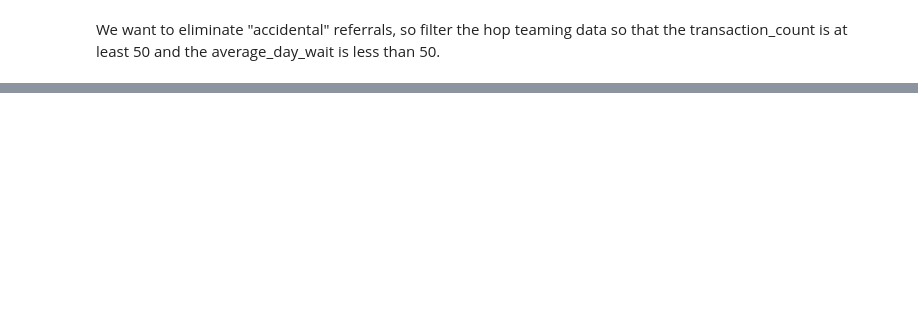
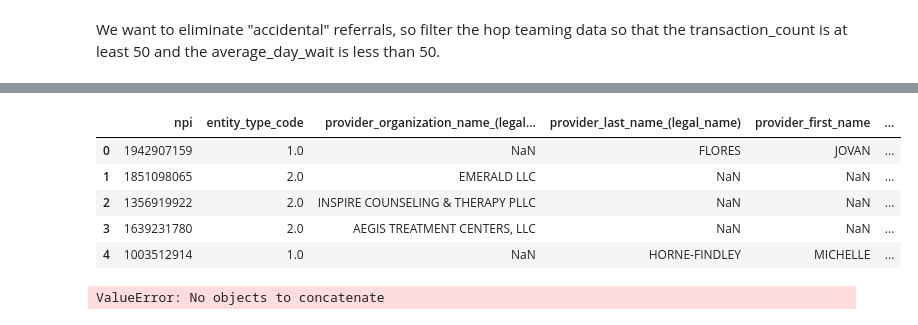
Before and after one commit to hcgreer/hop_team-team_blimp, a Jupyter notebook: hop_data_cleanup.ipynb, the cells around one changed output, grey strips where cells are left out. Cells and saved outputs as stored; diff of their text form; code cells hidden in the pictures; blank space fills up the shorter version.

```diff
--- a/hop_data_cleanup.ipynb
+++ b/hop_data_cleanup.ipynb
@@ -183,0 +440,57 @@ for column in (chunk_npi.columns):
+# %%
+for chunk in tqdm(pd.read_csv('data/npidata_pfile_20050523-20230212.csv', usecols = columns_to_use,
+           chunksize = 10000)):
+    x_select = []
+    for i in range (1,16):
+        x_select.append(chunk[chunk[f'Healthcare Provider Primary Taxonomy Switch_{i}' ] == 'Y']
+                    [['NPI',
+         'Entity Type Code',
+         'Provider Organization Name (Legal Business Name)',
+         'Provider Last Name (Legal Name)',
+         'Provider First Name',
+         'Provider Middle Name',
+         'Provider Name Prefix Text',
+         'Provider Name Suffix Text',
+         'Provider Credential Text',
+         'Provider First Line Business Practice Location Address',
+         'Provider Second Line Business Practice Location Address',
+         'Provider Business Practice Location Address City Name',
+         'Provider Business Practice Location Address State Name',
+         'Provider Business Practice Location Address Postal Code',
+        f'Healthcare Provider Taxonomy Code_{i}']].rename(columns={f'Healthcare Provider Taxonomy Code_{i}':'Taxonomy_code'}))
+# %%
+yes_code = pd.concat(x_select)
+npi_data = pd.merge(left = chunk[['NPI',
+         'Entity Type Code',
+         'Provider Organization Name (Legal Business Name)',
+         'Provider Last Name (Legal Name)',
+         'Provider First Name',
+         'Provider Middle Name',
+         'Provider Name Prefix Text',
+         'Provider Name Suffix Text',
+         'Provider Credential Text',
+         'Provider First Line Business Practice Location Address',
+         'Provider Second Line Business Practice Location Address',
+         'Provider Business Practice Location Address City Name',
+         'Provider Business Practice Location Address State Name',
+         'Provider Business Practice Location Address Postal Code']], right = yes_code, how = "left").drop_duplicates()
+npi_data.columns = [x.lower().replace(' ', '_') for x in npi_data.columns]
+# %%
+npi_data.shape
+npi_data.head(5)
+# %% [output]
+|  | npi | entity_type_code | provider_organization_name_(legal... | provider_last_name_(legal_name) | provider_first_name | ... |
+| 0 | 1942907159 | 1.0 | NaN | FLORES | JOVAN | ... |
+| 1 | 1851098065 | 2.0 | EMERALD LLC | NaN | NaN | ... |
+| 2 | 1356919922 | 2.0 | INSPIRE COUNSELING & THERAPY PLLC | NaN | NaN | ... |
+| 3 | 1639231780 | 2.0 | AEGIS TREATMENT CENTERS, LLC | NaN | NaN | ... |
+| 4 | 1003512914 | 1.0 | NaN | HORNE-FINDLEY | MICHELLE | ... |
+# %%
+yes_code = pd.concat(x_select)
+npi_data2 = pd.merge(left = chunk[columns_kept], right = yes_code, how = "left").drop_duplicates()
+npi_data2.columns = [x.lower().replace(' ', '_') for x in npi_data2.columns]
+npi_data2
+npi_data2.shape
+npi_data2.head(5)
+# %% [output]
+ValueError: No objects to concatenate
```
Also changed, not shown: parts of 26 cells of this notebook, 1 other file.
